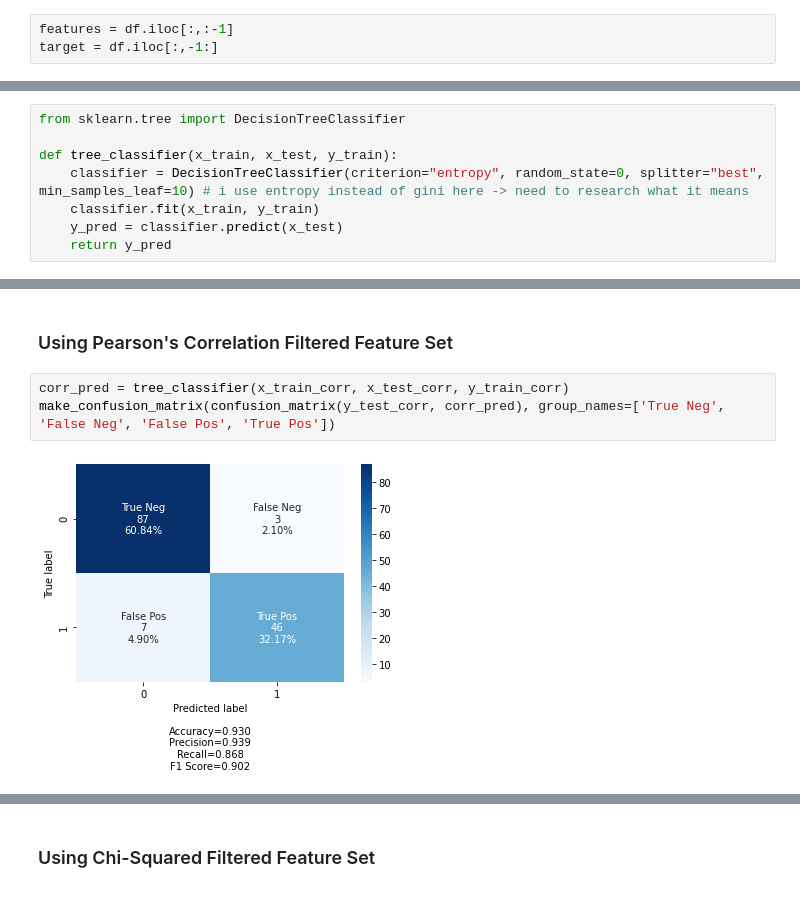
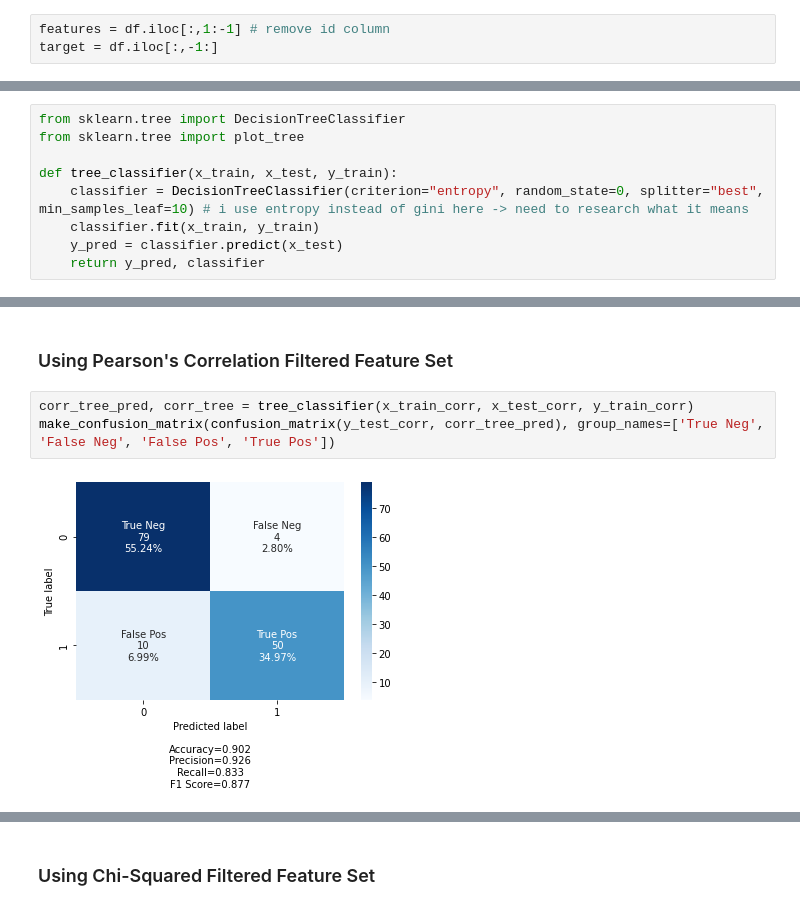
Before and after one commit to malthusohtj/breast_cancer_prediction, a Jupyter notebook: breast_cancer_pred.ipynb, the cells around one changed output, grey strips where cells are left out. Saved outputs shown, nothing was run; the diff lists cells and outputs as text.

```diff
--- a/breast_cancer_pred.ipynb
+++ b/breast_cancer_pred.ipynb
@@ -419,7 +419,7 @@ However, the next logical question would be, what is the optimal number of selec
 # %% [markdown]
 In this method of feature selection, we will be selecting the top n features with the highest Pearson's Correlation to the target (in this case, the "classification" column).
 # %%
-features = df.iloc[:,:-1]
+features = df.iloc[:,1:-1] # remove id column
 target = df.iloc[:,-1:]
 # %%
 def correlation_filter(x, y, n): # x are features, y is target, n is number of features to select
@@ -469,12 +499,13 @@ x_train_chi, x_test_chi, y_train_chi, y_test_chi = train_test_split(features[chi
 ## Decision Tree Classifier
 # %%
 from sklearn.tree import DecisionTreeClassifier
+from sklearn.tree import plot_tree
 
 def tree_classifier(x_train, x_test, y_train):
     classifier = DecisionTreeClassifier(criterion="entropy", random_state=0, splitter="best", min_samples_leaf=10) # i use entropy instead of gini here -> need to research what it means
     classifier.fit(x_train, y_train)
     y_pred = classifier.predict(x_test)
-    return y_pred
+    return y_pred, classifier
 # %% [markdown]
 The code below to create an information-filled confusion matrix was taken from https://github.com/DTrimarchi10/confusion_matrix/blob/master/cf_matrix.py, first seen from the developer's Medium article (https://medium.com/@dtuk81/confusion-matrix-visualization-fc31e3f30fea).
 # %%
@@ -585,7 +626,7 @@ make_confusion_matrix(confusion_matrix(y_test_full, full_pred), group_names=['Tr
 # %% [markdown]
 ### Using Pearson's Correlation Filtered Feature Set
 # %%
-corr_pred = tree_classifier(x_train_corr, x_test_corr, y_train_corr)
-make_confusion_matrix(confusion_matrix(y_test_corr, corr_pred), group_names=['True Neg', 'False Neg', 'False Pos', 'True Pos'])
+corr_tree_pred, corr_tree = tree_classifier(x_train_corr, x_test_corr, y_train_corr)
+make_confusion_matrix(confusion_matrix(y_test_corr, corr_tree_pred), group_names=['True Neg', 'False Neg', 'False Pos', 'True Pos'])
 # %% [output]
-[figure, old version]
+[figure, new version]
```
Also changed, not shown: parts of 15 cells of this notebook.
